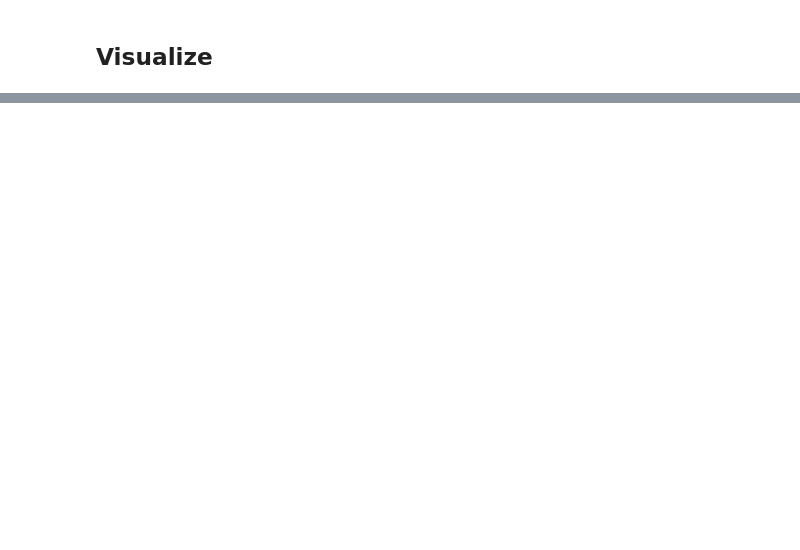
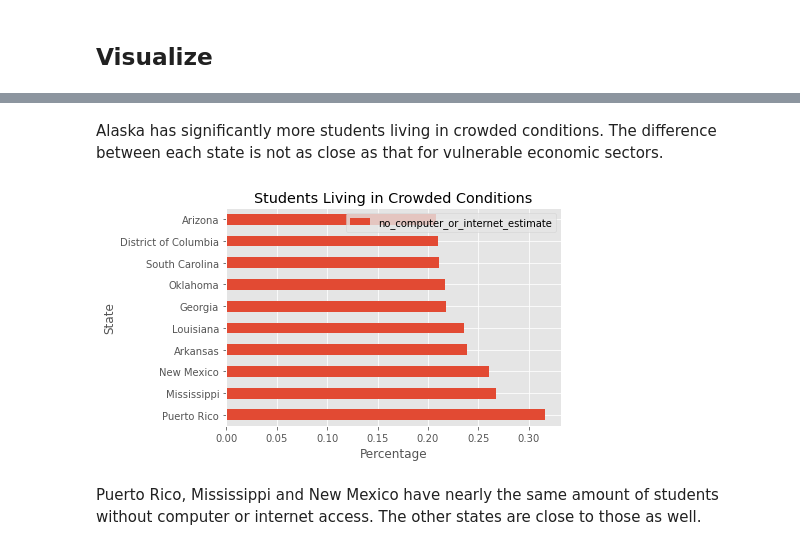
Before and after one commit to myqntm/Mapping-Student-Needs, a Jupyter notebook: analysis.ipynb, the cells around one changed output, grey strips where cells are left out. Saved outputs shown, nothing was run; the diff lists cells and outputs as text; code cells hidden in the pictures; blank space fills up the shorter version.

```diff
--- a/analysis.ipynb
+++ b/analysis.ipynb
@@ -109,0 +170,8 @@ plt.show()
+# %% [markdown]
+Alaska has significantly more students living in crowded conditions. The difference between each state is not as close as that for vulnerable economic sectors.
+# %%
+make_plot(lack_computer,'Students Living in Crowded Conditions')
+# %% [output]
+[figure, added]
+# %% [markdown]
+Puerto Rico, Mississippi and New Mexico have nearly the same amount of students without computer or internet access. The other states are close to those as well.
```
Also changed, not shown: parts of 14 cells of this notebook, 2 other files.
